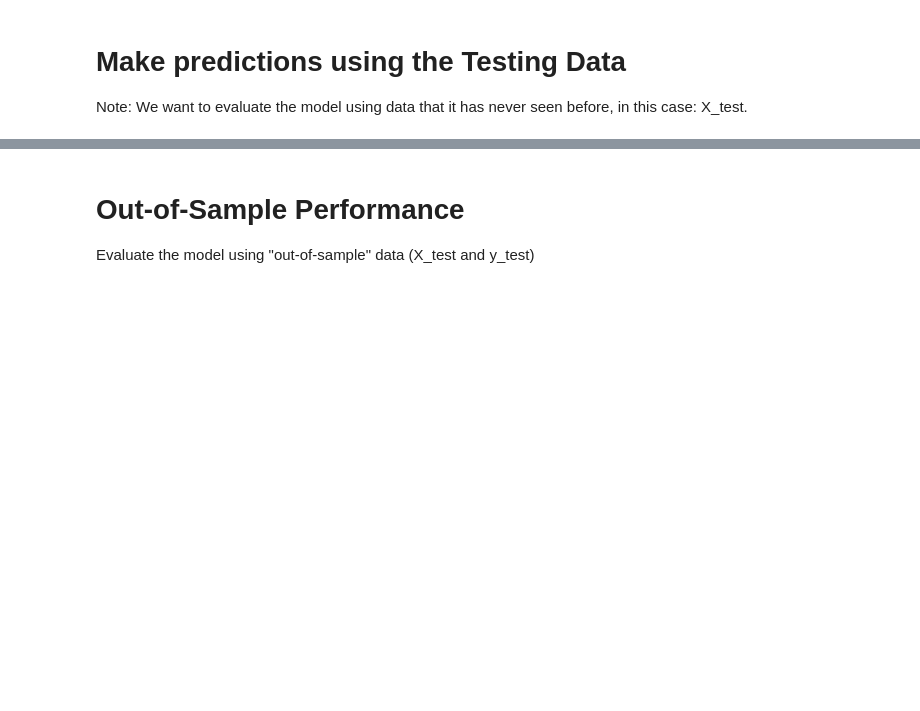
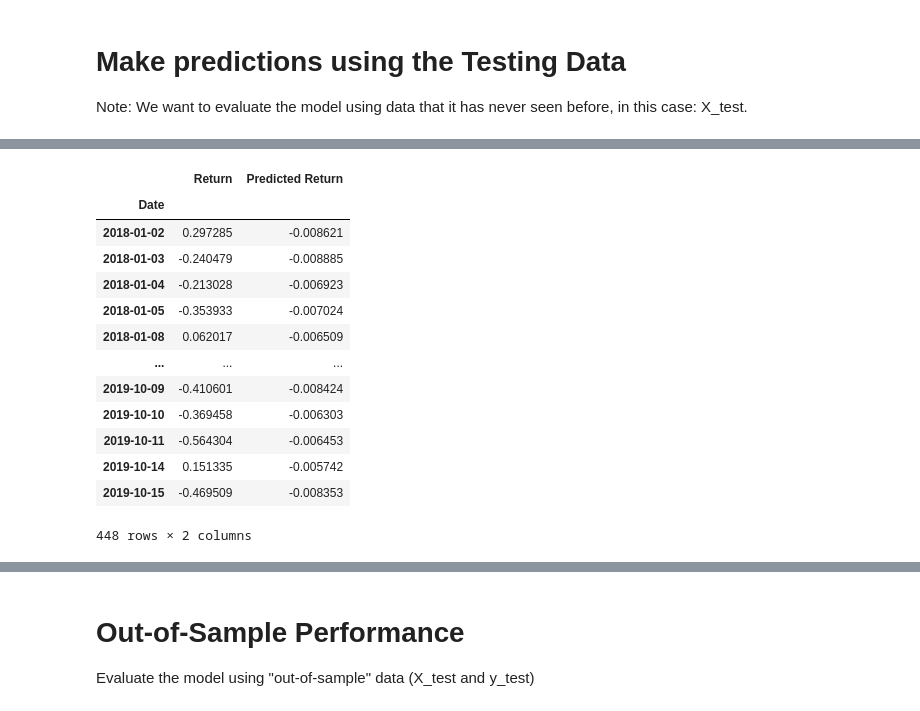
Before and after one commit to asbunandrea/Time-Series-Homework, a Jupyter notebook: Starter_Code/regression_analysis-Copy1.ipynb, the cells around one changed output, grey strips where cells are left out. Cells and saved outputs as stored; diff of their text form; code cells hidden in the pictures; blank space fills up the shorter version.

```diff
--- a/Starter_Code/regression_analysis-Copy1.ipynb
+++ b/Starter_Code/regression_analysis-Copy1.ipynb
@@ -122,6 +146,24 @@ Note: We want to evaluate the model using data that it has never seen before, in
 # %%
 # Assemble actual y data (Y_test) with predicted y data (from just above) into two columns in a dataframe:
 # YOUR CODE HERE!
+Results = Y_test
+Results["Predicted Return"] = predicted_y_values
+Results
+# %% [output]
+|  | Return | Predicted Return |
+| Date |  |  |
+| 2018-01-02 | 0.297285 | -0.008621 |
+| 2018-01-03 | -0.240479 | -0.008885 |
+| 2018-01-04 | -0.213028 | -0.006923 |
+| 2018-01-05 | -0.353933 | -0.007024 |
+| 2018-01-08 | 0.062017 | -0.006509 |
+| ... | ... | ... |
+| 2019-10-09 | -0.410601 | -0.008424 |
+| 2019-10-10 | -0.369458 | -0.006303 |
+| 2019-10-11 | -0.564304 | -0.006453 |
+| 2019-10-14 | 0.151335 | -0.005742 |
+| 2019-10-15 | -0.469509 | -0.008353 |
+448 rows × 2 columns
 # %%
 # Plot the first 20 predictions vs the true values
 # YOUR CODE HERE!
```
Also changed, not shown: parts of 10 cells of this notebook.
